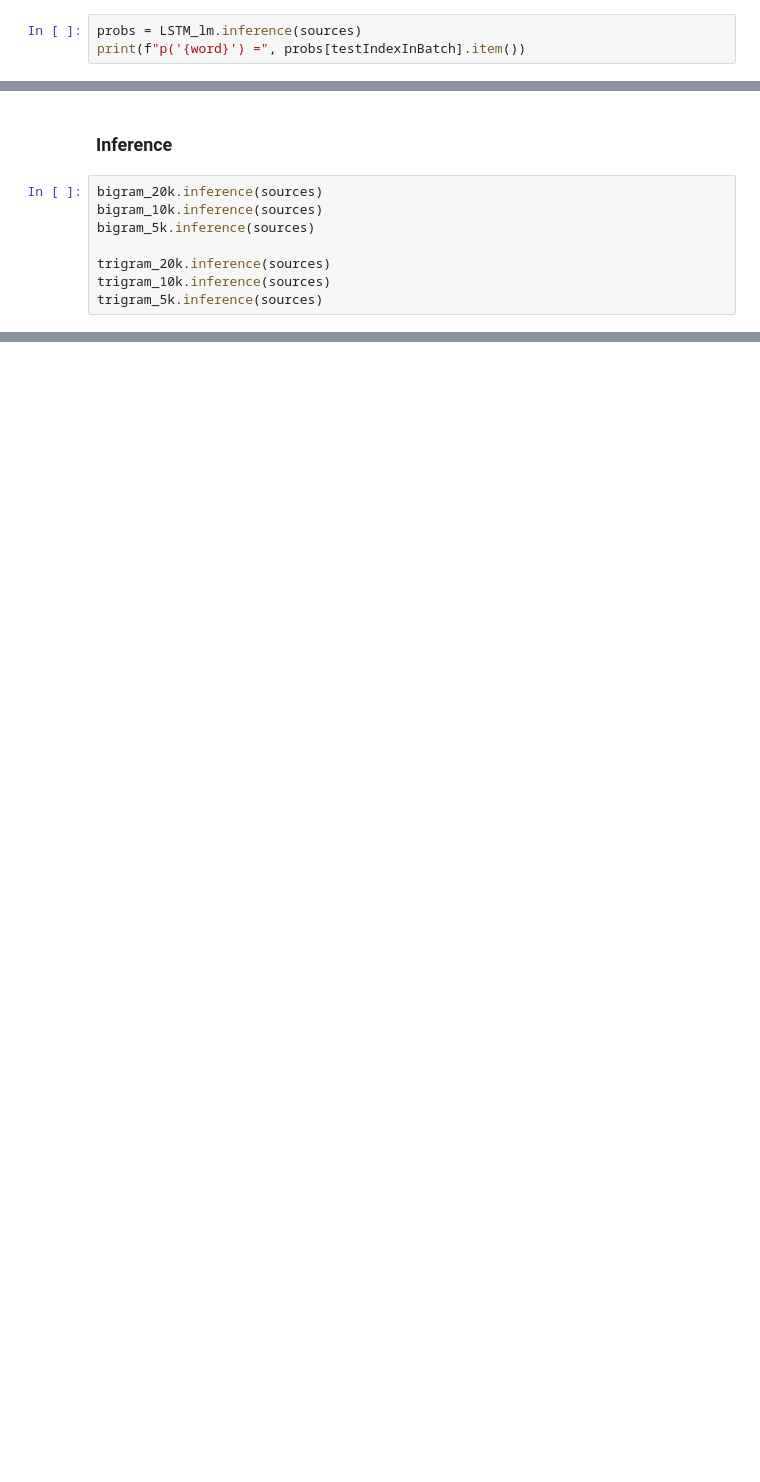
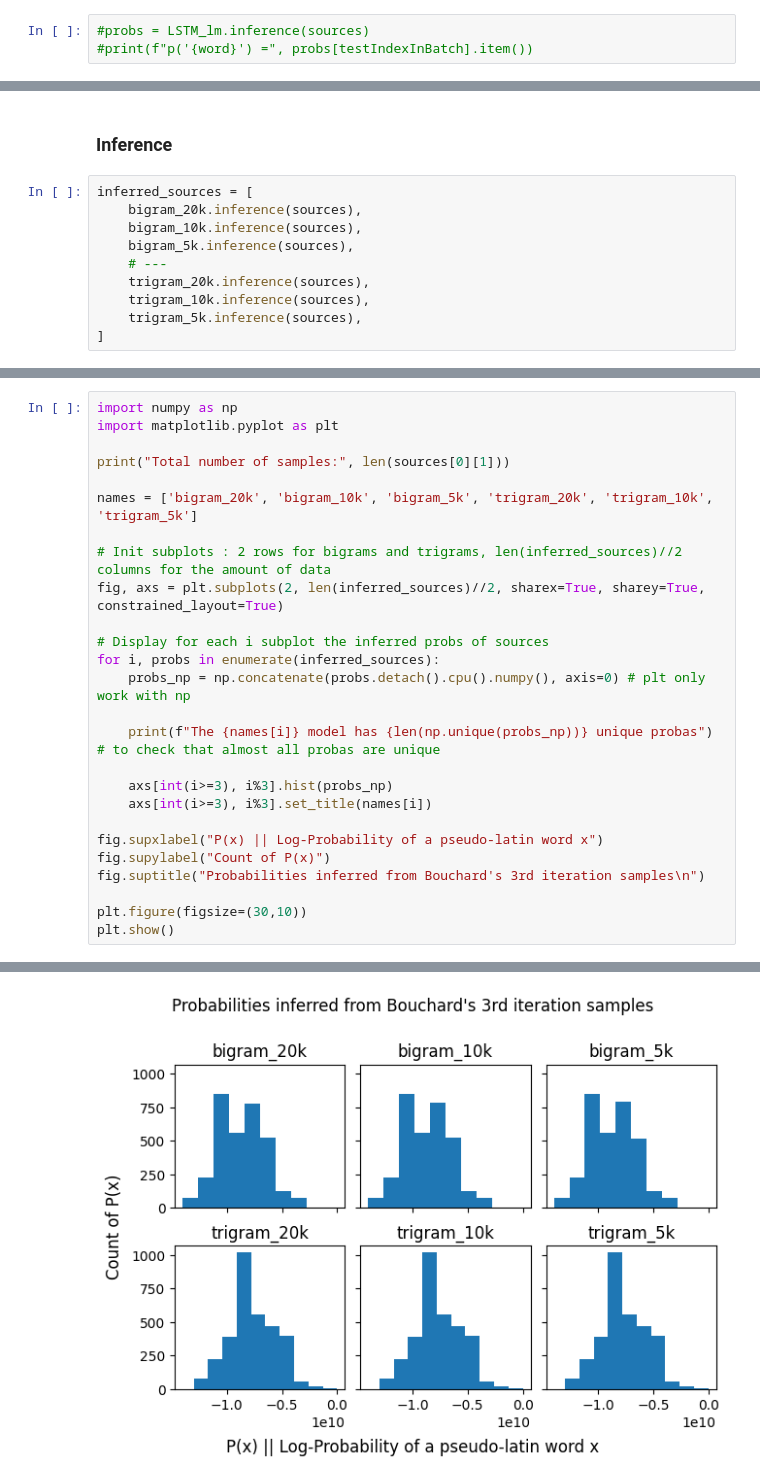
Before and after one commit to Convolutio/IA_languesAnciennes, a Jupyter notebook: Code/Unsupervised_reconstruction/notebooks/prior_lm.ipynb, the cells around one changed output, grey strips where cells are left out. Saved outputs shown, nothing was run; the diff lists cells and outputs as text; blank space fills up the shorter version.

Commit message:
🚧Update PriorLM notebook (add new stats + graphs)

```diff
--- a/Code/Unsupervised_reconstruction/notebooks/prior_lm.ipynb
+++ b/Code/Unsupervised_reconstruction/notebooks/prior_lm.ipynb
@@ -73,8 +94,8 @@ LSTM_lm = CharLM(embedding_size=1024, hidden_size=100, num_layers=2, dropout_rat
 # %% [markdown]
 ### Inference
 # %%
-probs = LSTM_lm.inference(sources)
-print(f"p('{word}') =", probs[testIndexInBatch].item())
+#probs = LSTM_lm.inference(sources)
+#print(f"p('{word}') =", probs[testIndexInBatch].item())
 # %% [markdown]
 ## $n$-gram LM
 # %% [markdown]
@@ -107,10 +185,12 @@ trigram_5k.train(tokens_5k)
 # %% [markdown]
 ### Inference
 # %%
-bigram_20k.inference(sources)
-bigram_10k.inference(sources)
-bigram_5k.inference(sources)
-
-trigram_20k.inference(sources)
-trigram_10k.inference(sources)
-trigram_5k.inference(sources)
+inferred_sources = [
+    bigram_20k.inference(sources),
+    bigram_10k.inference(sources),
+    bigram_5k.inference(sources),
+    # ---
+    trigram_20k.inference(sources),
+    trigram_10k.inference(sources),
+    trigram_5k.inference(sources),
+]
@@ -116,0 +199,27 @@ trigram_5k.inference(sources)
+# %%
+import numpy as np
+import matplotlib.pyplot as plt
+
+print("Total number of samples:", len(sources[0][1]))
+
+names = ['bigram_20k', 'bigram_10k', 'bigram_5k', 'trigram_20k', 'trigram_10k', 'trigram_5k']
+
+# Init subplots : 2 rows for bigrams and trigrams, len(inferred_sources)//2 columns for the amount of data
+fig, axs = plt.subplots(2, len(inferred_sources)//2, sharex=True, sharey=True, constrained_layout=True)
+
+# Display for each i subplot the inferred probs of sources
+for i, probs in enumerate(inferred_sources):
+    probs_np = np.concatenate(probs.detach().cpu().numpy(), axis=0) # plt only work with np
+
+    print(f"The {names[i]} model has {len(np.unique(probs_np))} unique probas") # to check that almost all probas are unique
+
+    axs[int(i>=3), i%3].hist(probs_np)
+    axs[int(i>=3), i%3].set_title(names[i])
+
+fig.supxlabel("P(x) || Log-Probability of a pseudo-latin word x")
+fig.supylabel("Count of P(x)")
+fig.suptitle("Probabilities inferred from Bouchard's 3rd iteration samples\n")
+
+plt.figure(figsize=(30,10))
+plt.show()
+# %% [output]
@@ -116,0 +233 @@ trigram_5k.inference(sources)
+[figure, added]
```
Also changed, not shown: parts of 12 cells of this notebook.
